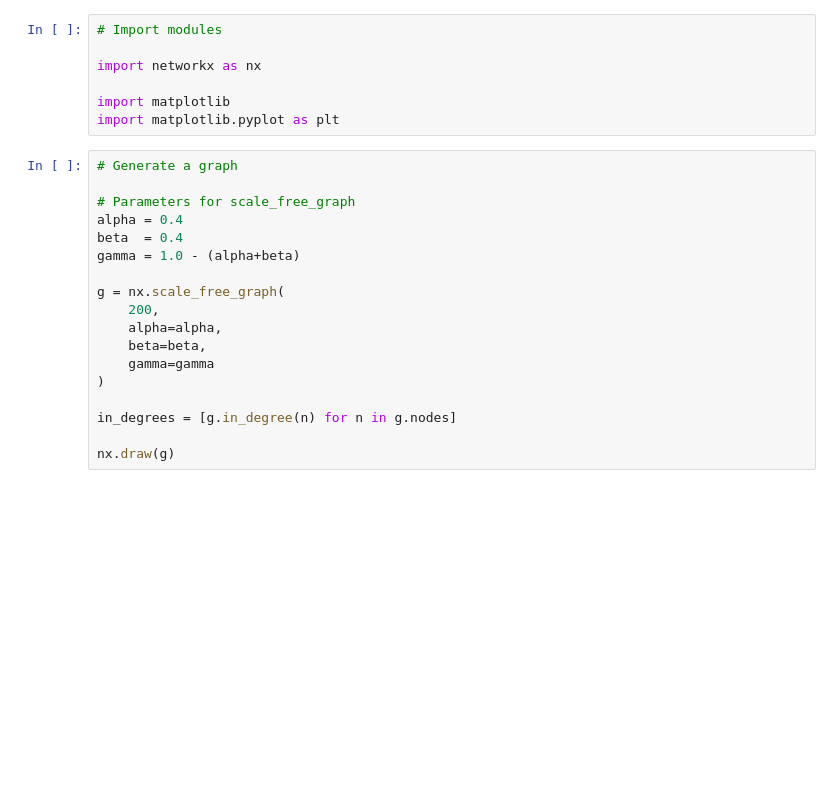
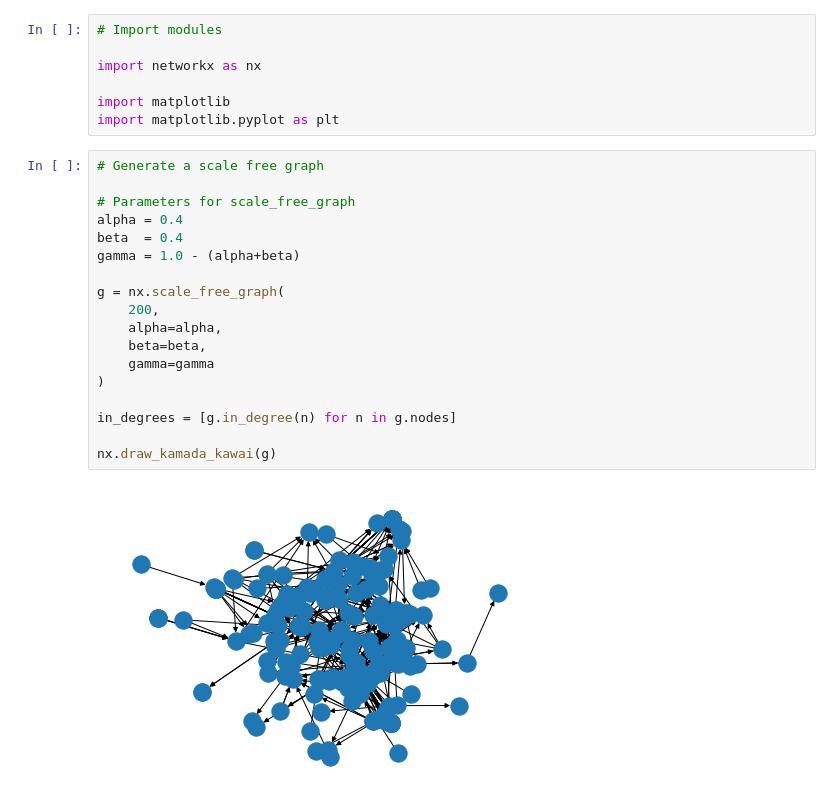
Before and after one commit to kzak/jupyter, a Jupyter notebook: notebooks/networkx_draw/networkx_draw.ipynb, the cells around one changed output. Saved outputs shown, nothing was run; the diff lists cells and outputs as text; blank space fills up the shorter version.

```diff
--- a/notebooks/networkx_draw/networkx_draw.ipynb
+++ b/notebooks/networkx_draw/networkx_draw.ipynb
@@ -8,23 +8,25 @@ import networkx as nx
 import matplotlib
 import matplotlib.pyplot as plt
 # %%
-# Generate a graph
+# Generate a scale free graph
 
 # Parameters for scale_free_graph
 alpha = 0.4
 beta  = 0.4
 gamma = 1.0 - (alpha+beta)
 
 g = nx.scale_free_graph(
     200,
     alpha=alpha,
     beta=beta,
     gamma=gamma
 )
 
 in_degrees = [g.in_degree(n) for n in g.nodes]
 
-nx.draw(g)
+nx.draw_kamada_kawai(g)
+# %% [output]
+[figure, added]
 # %%
 # Layout graph
 pos = nx.kamada_kawai_layout(g)
```
Also changed, not shown: parts of 1 cell of this notebook.
